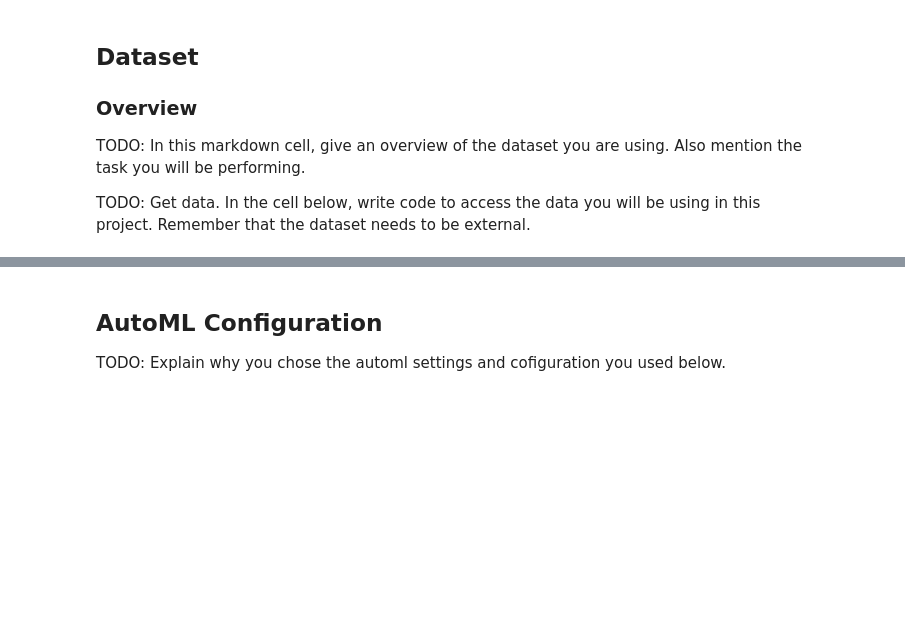
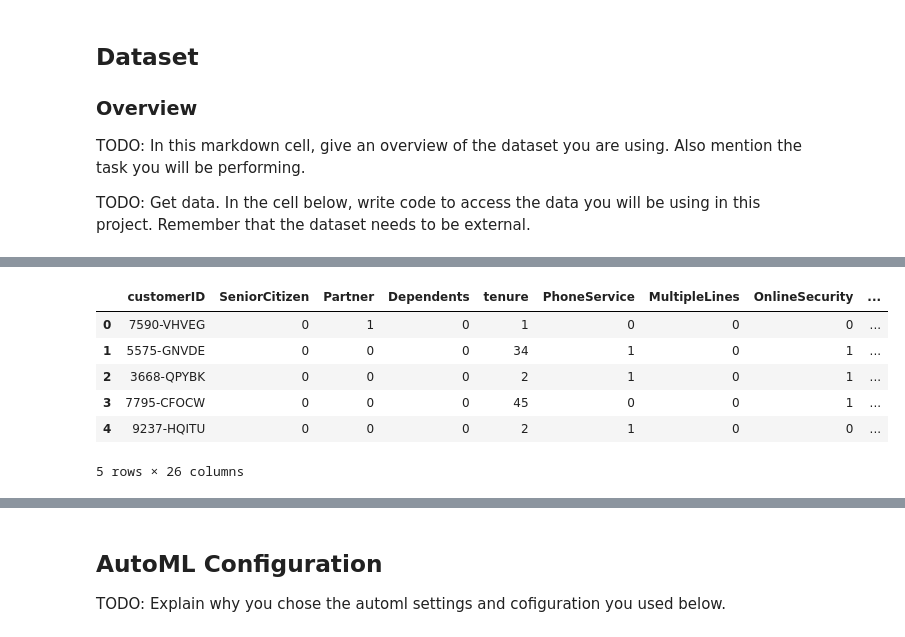
Before and after one commit to fcgomezr/Udacity-Project-3, a Jupyter notebook: automl.ipynb, the cells around one changed output, grey strips where cells are left out. Cells and saved outputs as stored; diff of their text form; code cells hidden in the pictures; blank space fills up the shorter version.

```diff
--- a/automl.ipynb
+++ b/automl.ipynb
@@ -78,3 +59,20 @@ complete_data
+# %%
+from train import clean_data
+
+# Use the clean_data function to clean your data.
+x, y = clean_data(input_data)
+predict_col = pd.DataFrame(y)
+predict_col.head()
+complete_data = pd.concat([x,predict_col],axis=1)
+complete_data.head()
+# %% [output]
+|  | customerID | SeniorCitizen | Partner | Dependents | tenure | PhoneService | MultipleLines | OnlineSecurity | ... |
+| 0 | 7590-VHVEG | 0 | 1 | 0 | 1 | 0 | 0 | 0 | ... |
+| 1 | 5575-GNVDE | 0 | 0 | 0 | 34 | 1 | 0 | 1 | ... |
+| 2 | 3668-QPYBK | 0 | 0 | 0 | 2 | 1 | 0 | 1 | ... |
+| 3 | 7795-CFOCW | 0 | 0 | 0 | 45 | 0 | 0 | 1 | ... |
+| 4 | 9237-HQITU | 0 | 0 | 0 | 2 | 1 | 0 | 0 | ... |
+5 rows × 26 columns
 # %%
 # split data into training and test data
 from sklearn.model_selection import train_test_split
```
Also changed, not shown: parts of 11 cells of this notebook.
